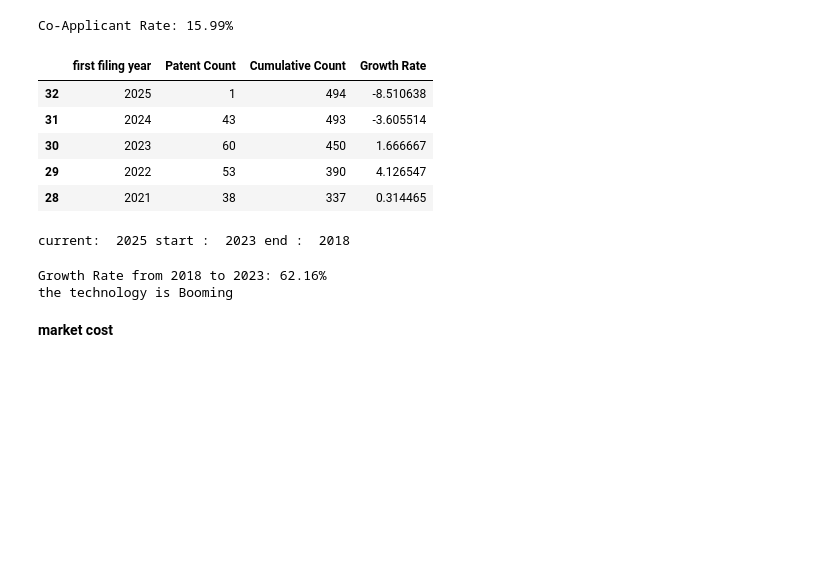
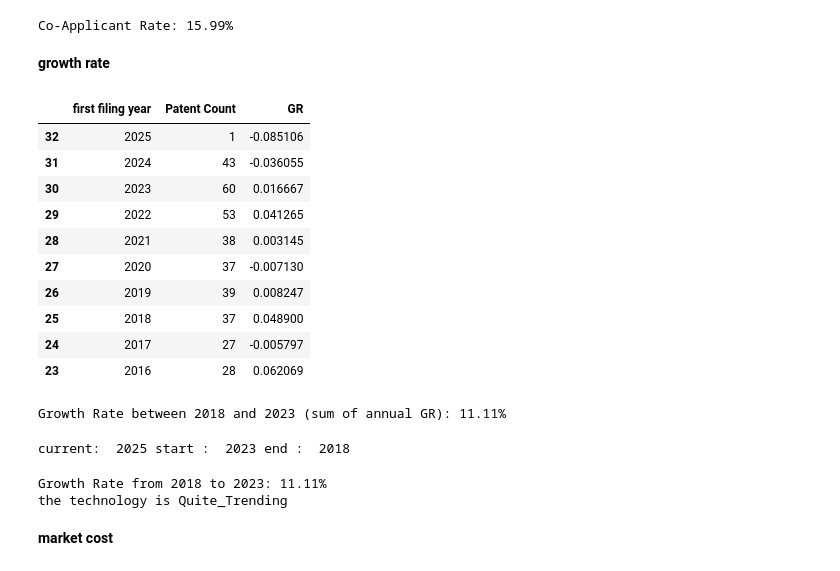
Before and after one commit to tasnim2410/technology-trend-analysis, a Jupyter notebook: DataPreparationForR.ipynb, the cells around one changed output. Saved outputs shown, nothing was run; the diff lists cells and outputs as text; code cells hidden in the pictures; blank space fills up the shorter version.

```diff
--- a/DataPreparationForR.ipynb
+++ b/DataPreparationForR.ipynb
@@ -500,7 +482,5 @@ Index(['No', 'Title', 'Inventors', 'Applicants', 'Publication number',
        'earliest priority year', 'applicant country', 'first applicant',
        'second applicant', 'first applicant type', 'second applicant type'],
       dtype='object')
-# %%
-df=df.drop('Applicants',axis=1)
 # %%
 df.to_csv('family_df.csv')
@@ -682,39 +660,50 @@ co_applicant_rate = (num_patents_with_multiple_applicants / total_patents) * 100
 print(f"Co-Applicant Rate: {co_applicant_rate:.2f}%")
 # %% [output]
 Co-Applicant Rate: 15.99%
+# %% [markdown]
+**growth rate**
 # %%
 
 
-# Step 1: Group by 'first filing year' and count the number of patents
+
 patent_counts = df.groupby('first filing year').size().reset_index(name='Patent Count')
 
-# Step 2: Calculate the cumulative sum of patents
+
 patent_counts['Cumulative Count'] = patent_counts['Patent Count'].cumsum()
 
-# Step 3: Calculate the change in the number of patents
-patent_counts['Change in Patents'] = patent_counts['Patent Count'].diff()
 
-# Step 4: Calculate the average cumulative patents
-patent_counts['Average Cumulative'] = (patent_counts['Cumulative Count'] + patent_counts['Cumulative Count'].shift(1)) / 2
+X=patent_counts['Patent Count']
+T=patent_counts['Cumulative Count']
+patent_counts['GR'] = ((X- X.shift(1)) / ((T+ T.shift(1))/2)).fillna(0)
 
-# Step 5: Calculate the growth rate
-patent_counts['Growth Rate'] = patent_counts['Change in Patents'] / patent_counts['Average Cumulative']
 
-# Step 6: Convert to percentage and handle NaN values
-patent_counts['Growth Rate'] = patent_counts['Growth Rate'].fillna(0) * 100
-
-# Step 7: Sort the DataFrame by 'first filing year' in descending order
 patent_counts_sorted = patent_counts.sort_values('first filing year', ascending=False)
 
-# Display the results
-patent_counts_sorted[['first filing year', 'Patent Count', 'Cumulative Count', 'Growth Rate']].head()
+
+patent_counts_sorted[['first filing year', 'Patent Count', 'GR']].head(10)
 # %% [output]
-|  | first filing year | Patent Count | Cumulative Count | Growth Rate |
-| 32 | 2025 | 1 | 494 | -8.510638 |
-| 31 | 2024 | 43 | 493 | -3.605514 |
-| 30 | 2023 | 60 | 450 | 1.666667 |
-| 29 | 2022 | 53 | 390 | 4.126547 |
-| 28 | 2021 | 38 | 337 | 0.314465 |
+|  | first filing year | Patent Count | GR |
+| 32 | 2025 | 1 | -0.085106 |
+| 31 | 2024 | 43 | -0.036055 |
+| 30 | 2023 | 60 | 0.016667 |
+| 29 | 2022 | 53 | 0.041265 |
+| 28 | 2021 | 38 | 0.003145 |
+| 27 | 2020 | 37 | -0.007130 |
+| 26 | 2019 | 39 | 0.008247 |
+| 25 | 2018 | 37 | 0.048900 |
+| 24 | 2017 | 27 | -0.005797 |
+| 23 | 2016 | 28 | 0.062069 |
+# %%
+# Filter the DataFrame for the years between 2018 and 2023
+df_2018_2023 = patent_counts[(patent_counts['first filing year'] >= 2018) & (patent_counts['first filing year'] <= 2023)]
+
+# Sum the annual growth rates (GR) for the period
+growth_rate_2018_2023 = df_2018_2023['GR'].sum()*100
+
+# Print the result
+print(f"Growth Rate between 2018 and 2023 (sum of annual GR): {growth_rate_2018_2023:.2f}%")
+# %% [output]
+Growth Rate between 2018 and 2023 (sum of annual GR): 11.11%
 # %%
 from datetime import date
 current_year = date.today().year
@@ -728,16 +717,14 @@ current:  2025 start :  2023 end :  2018
 # %%
 
 
-years_of_interest = patent_counts_sorted[patent_counts_sorted['first filing year'].isin([end_year, start_year])]
+df_2018_2023 = patent_counts[(patent_counts['first filing year'] >= end_year) & (patent_counts['first filing year'] <= start_year)]
 
 
-patents_endY = years_of_interest[years_of_interest['first filing year'] == 2018]['Patent Count'].values[0]
-patents_startY = years_of_interest[years_of_interest['first filing year'] == 2023]['Patent Count'].values[0]
 
-if patents_endY > 0:
-    GR = ((patents_startY - patents_endY) / patents_endY) * 100
-else:
-    GR = None
+
+# Sum the annual growth rates (GR) for the period
+GR = df_2018_2023['GR'].sum()*100
+
 
 print(f"\nGrowth Rate from {end_year} to {start_year}: {GR:.2f}%")
 
@@ -753,8 +740,8 @@ elif 0 <= GR < 10:
 elif GR < 0:
     print ("the technology is Declining")
 # %% [output]
-Growth Rate from 2018 to 2023: 62.16%
-the technology is Booming
+Growth Rate from 2018 to 2023: 11.11%
+the technology is Quite_Trending
 # %% [markdown]
 **market cost**
 # %%
```
Also changed, not shown: parts of 95 cells of this notebook, 14 other files.
